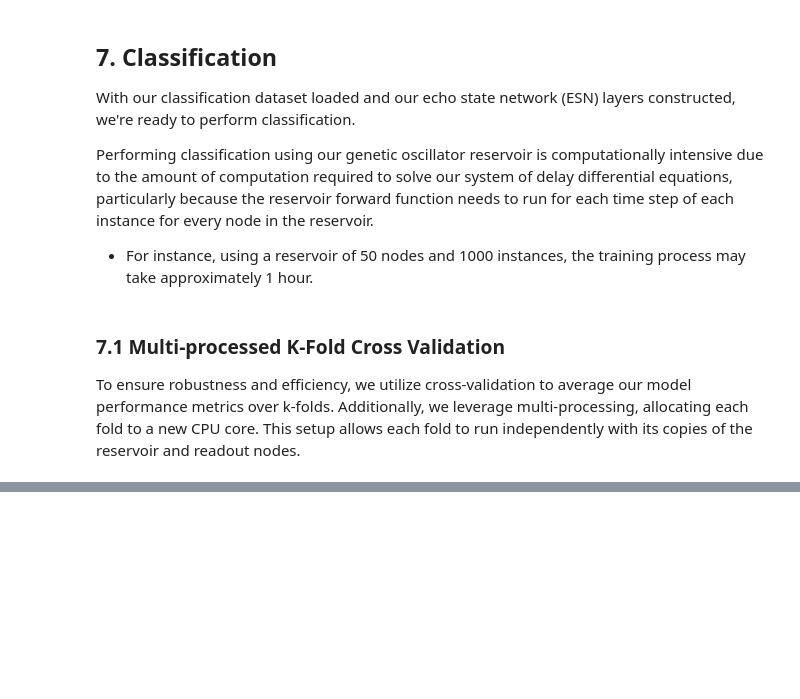
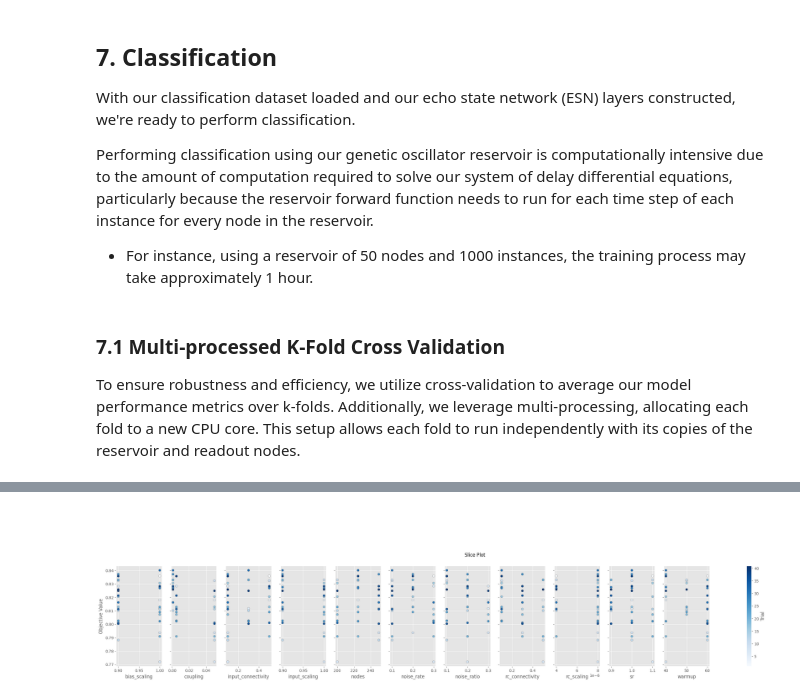
Before and after one commit to James-02/dissertation, a Jupyter notebook: tutorial.ipynb, the cells around one changed output, grey strips where cells are left out. Saved outputs shown, nothing was run; the diff lists cells and outputs as text; code cells hidden in the pictures; blank space fills up the shorter version.

```diff
--- a/tutorial.ipynb
+++ b/tutorial.ipynb
@@ -298,0 +463,10 @@ metrics = classify(reservoir=reservoir,
+# %% [markdown]
+###
+# %%
+from optimization.base import plot_results
+
+from optuna.visualization.matplotlib import plot_slice
+
+plot_results(study, plot_slice, filename="classification-slice.png")
+# %% [output]
+[figure, added]
```
Also changed, not shown: parts of 96 cells of this notebook.
